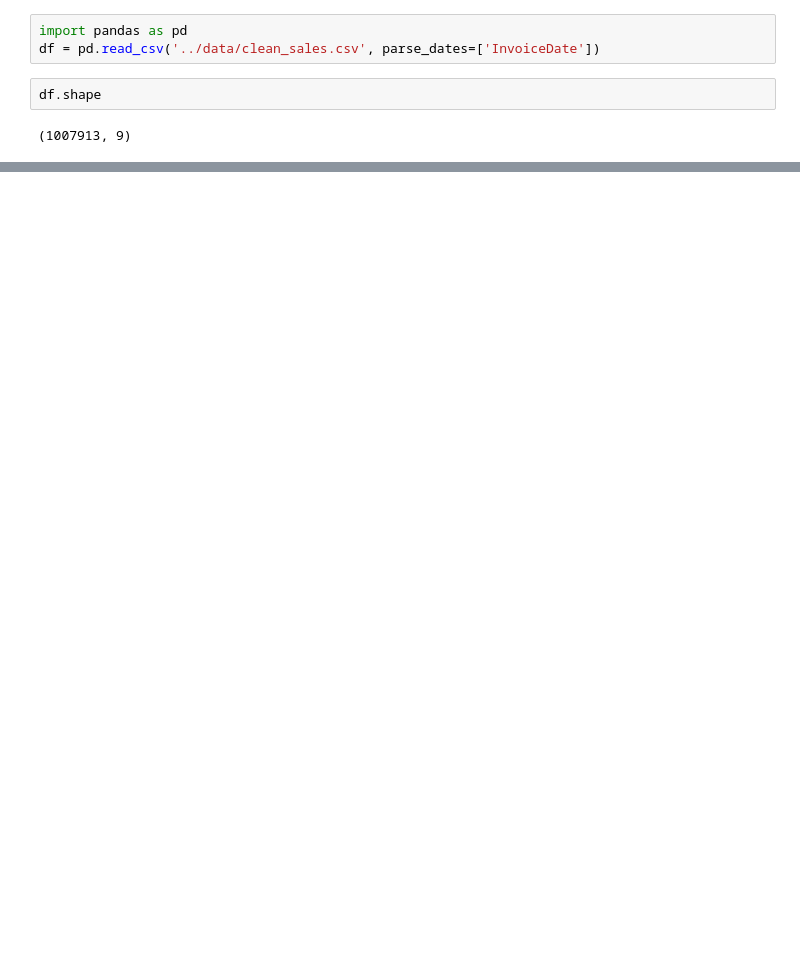
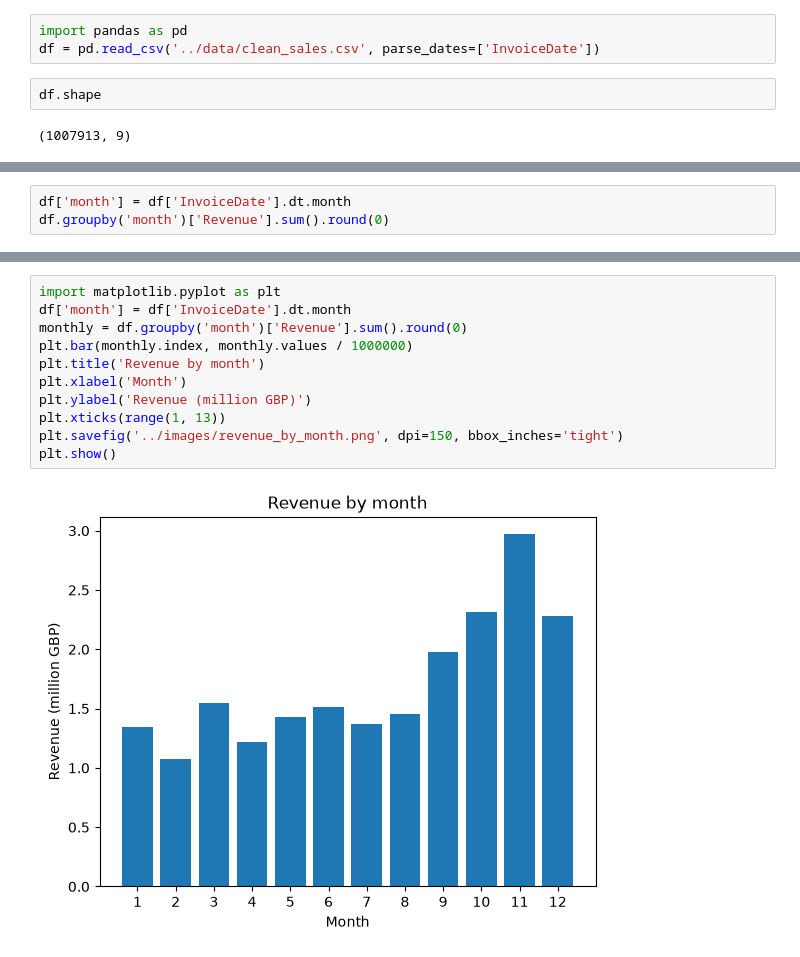
Before and after one commit to Zahin826/ecommerce-sales-analysis-1, a Jupyter notebook: notebooks/02_analysis.ipynb, the cells around one changed output, grey strips where cells are left out. Saved outputs shown, nothing was run; the diff lists cells and outputs as text; blank space fills up the shorter version.

Commit message:
Add monthly revenue and country analysis charts

```diff
--- a/notebooks/02_analysis.ipynb
+++ b/notebooks/02_analysis.ipynb
@@ -16,0 +27,3 @@ df.head()
+# %%
+df['month'] = df['InvoiceDate'].dt.month
+df.groupby('month')['Revenue'].sum().round(0)
@@ -16,0 +45,13 @@ df.head()
+# %%
+import matplotlib.pyplot as plt
+df['month'] = df['InvoiceDate'].dt.month
+monthly = df.groupby('month')['Revenue'].sum().round(0)
+plt.bar(monthly.index, monthly.values / 1000000)
+plt.title('Revenue by month')
+plt.xlabel('Month')
+plt.ylabel('Revenue (million GBP)')
+plt.xticks(range(1, 13))
+plt.savefig('../images/revenue_by_month.png', dpi=150, bbox_inches='tight')
+plt.show()
+# %% [output]
+[figure, added]
```
Also changed, not shown: parts of 4 cells of this notebook, 4 other files.
